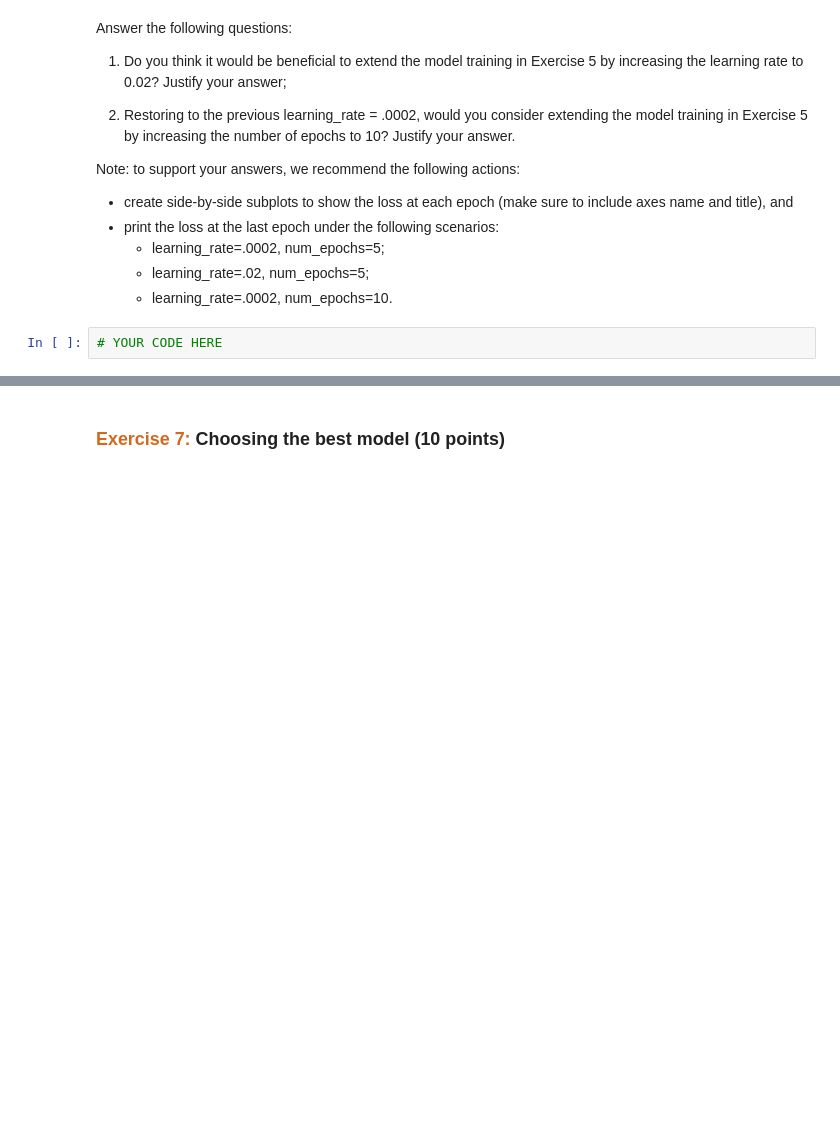
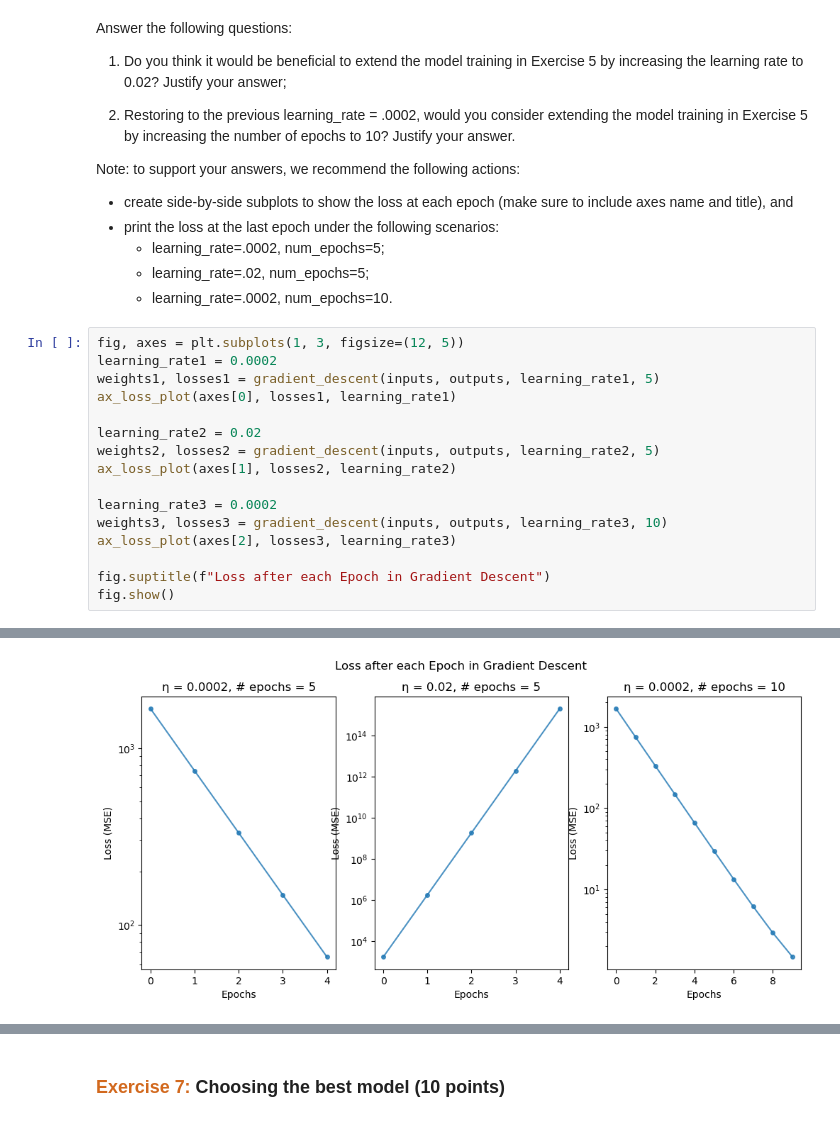
Before and after one commit to daveschaaf/mids_207, a Jupyter notebook: assignments/02 Linear Regression.ipynb, the cells around one changed output, grey strips where cells are left out. Cells and saved outputs as stored; diff of their text form; blank space fills up the shorter version.

```diff
--- a/assignments/02 Linear Regression.ipynb
+++ b/assignments/02 Linear Regression.ipynb
@@ -205,5 +301,20 @@ Note: to support your answers, we recommend the following actions:
     - learning_rate=.0002, num_epochs=5;
     - learning_rate=.02, num_epochs=5;
     - learning_rate=.0002, num_epochs=10.
-# %%
-# YOUR CODE HERE
+# %%
+fig, axes = plt.subplots(1, 3, figsize=(12, 5))
+learning_rate1 = 0.0002
+weights1, losses1 = gradient_descent(inputs, outputs, learning_rate1, 5)
+ax_loss_plot(axes[0], losses1, learning_rate1)
+
+learning_rate2 = 0.02
+weights2, losses2 = gradient_descent(inputs, outputs, learning_rate2, 5)
+ax_loss_plot(axes[1], losses2, learning_rate2)
+
+learning_rate3 = 0.0002
+weights3, losses3 = gradient_descent(inputs, outputs, learning_rate3, 10)
+ax_loss_plot(axes[2], losses3, learning_rate3)
+
+fig.suptitle(f"Loss after each Epoch in Gradient Descent")
+fig.show()
+# %% [output]
@@ -209,0 +338 @@ Note: to support your answers, we recommend the following actions:
+[figure, added]
```
Also changed, not shown: parts of 29 cells of this notebook, 1 other file.
